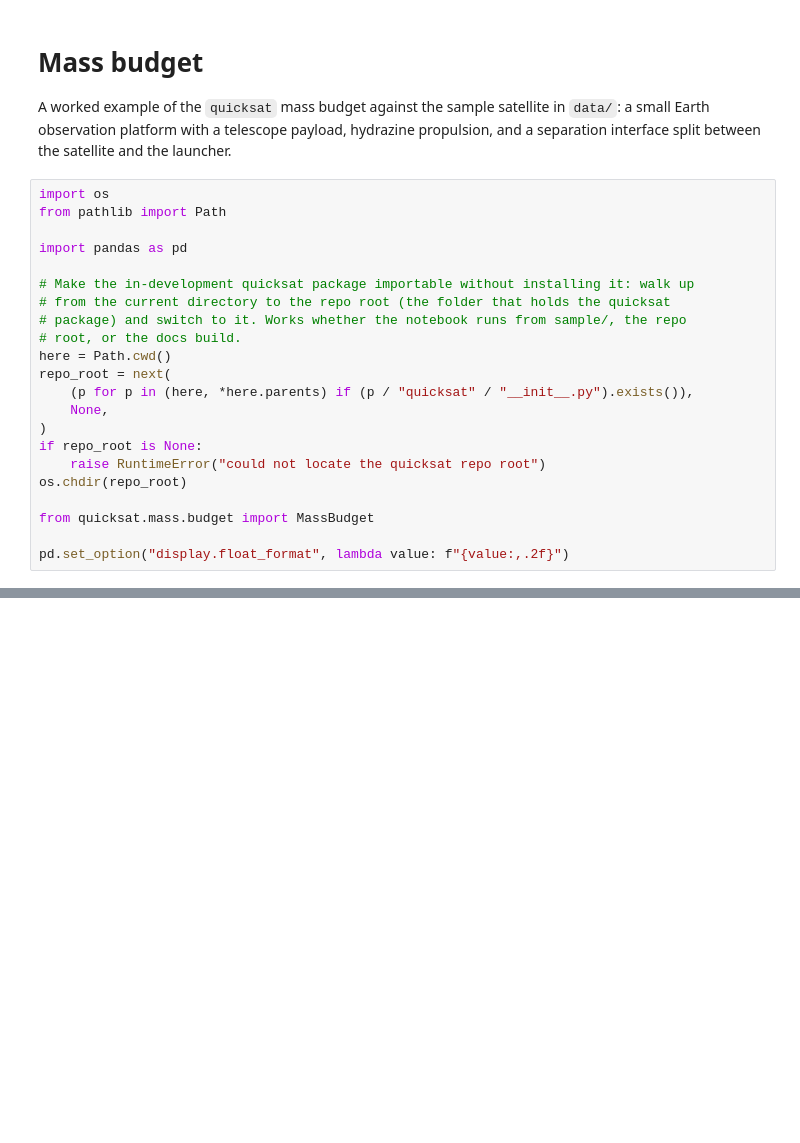
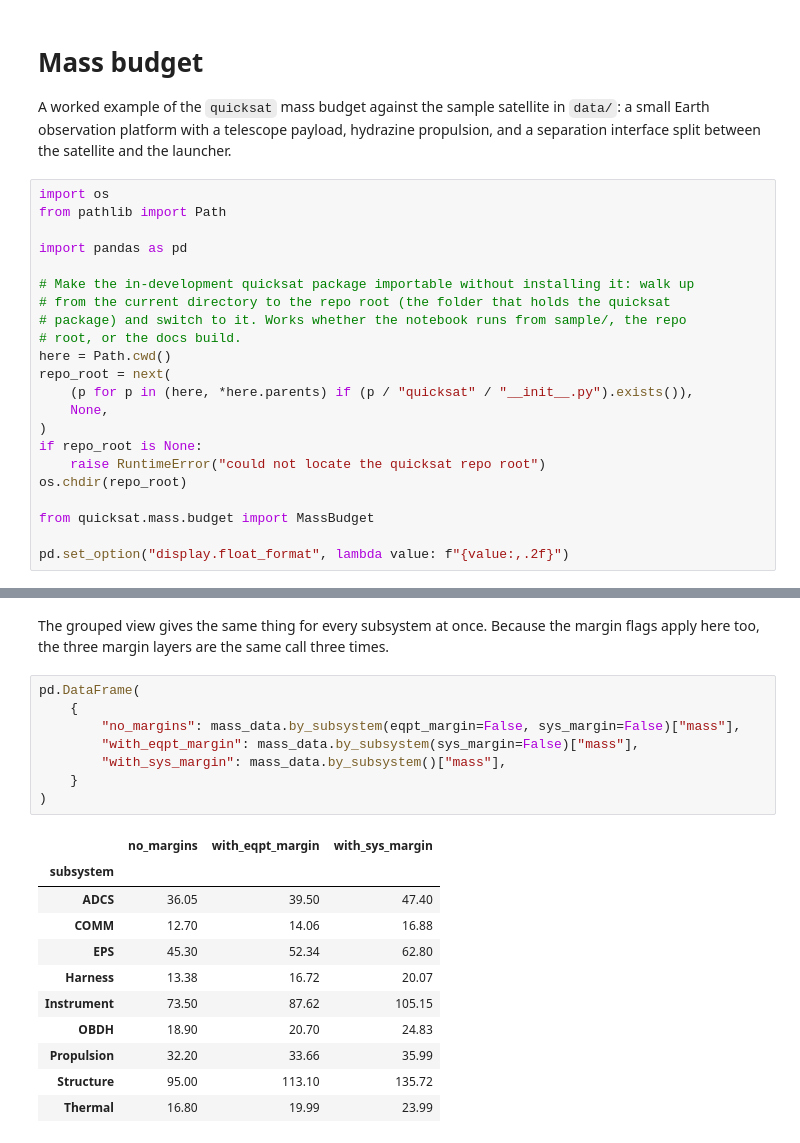
Before and after one commit to egemenimre/quicksat, a Jupyter notebook: sample/mass_budget.ipynb, the cells around one changed output, grey strips where cells are left out. Saved outputs shown, nothing was run; the diff lists cells and outputs as text; blank space fills up the shorter version.

```diff
--- a/sample/mass_budget.ipynb
+++ b/sample/mass_budget.ipynb
@@ -150,0 +184,22 @@ Each view is the same set of rows grouped a different way, so all three reconcil
+# %% [markdown]
+The grouped view gives the same thing for every subsystem at once. Because the margin flags apply here too, the three margin layers are the same call three times.
+# %%
+pd.DataFrame(
+    {
+        "no_margins": mass_data.by_subsystem(eqpt_margin=False, sys_margin=False)["mass"],
+        "with_eqpt_margin": mass_data.by_subsystem(sys_margin=False)["mass"],
+        "with_sys_margin": mass_data.by_subsystem()["mass"],
+    }
+)
+# %% [output]
+|  | no_margins | with_eqpt_margin | with_sys_margin |
+| subsystem |  |  |  |
+| ADCS | 36.05 | 39.50 | 47.40 |
+| COMM | 12.70 | 14.06 | 16.88 |
+| EPS | 45.30 | 52.34 | 62.80 |
+| Harness | 13.38 | 16.72 | 20.07 |
+| Instrument | 73.50 | 87.62 | 105.15 |
+| OBDH | 18.90 | 20.70 | 24.83 |
+| Propulsion | 32.20 | 33.66 | 35.99 |
+| Structure | 95.00 | 113.10 | 135.72 |
+| Thermal | 16.80 | 19.99 | 23.99 |
```
Also changed, not shown: parts of 31 cells of this notebook, 10 other files.
